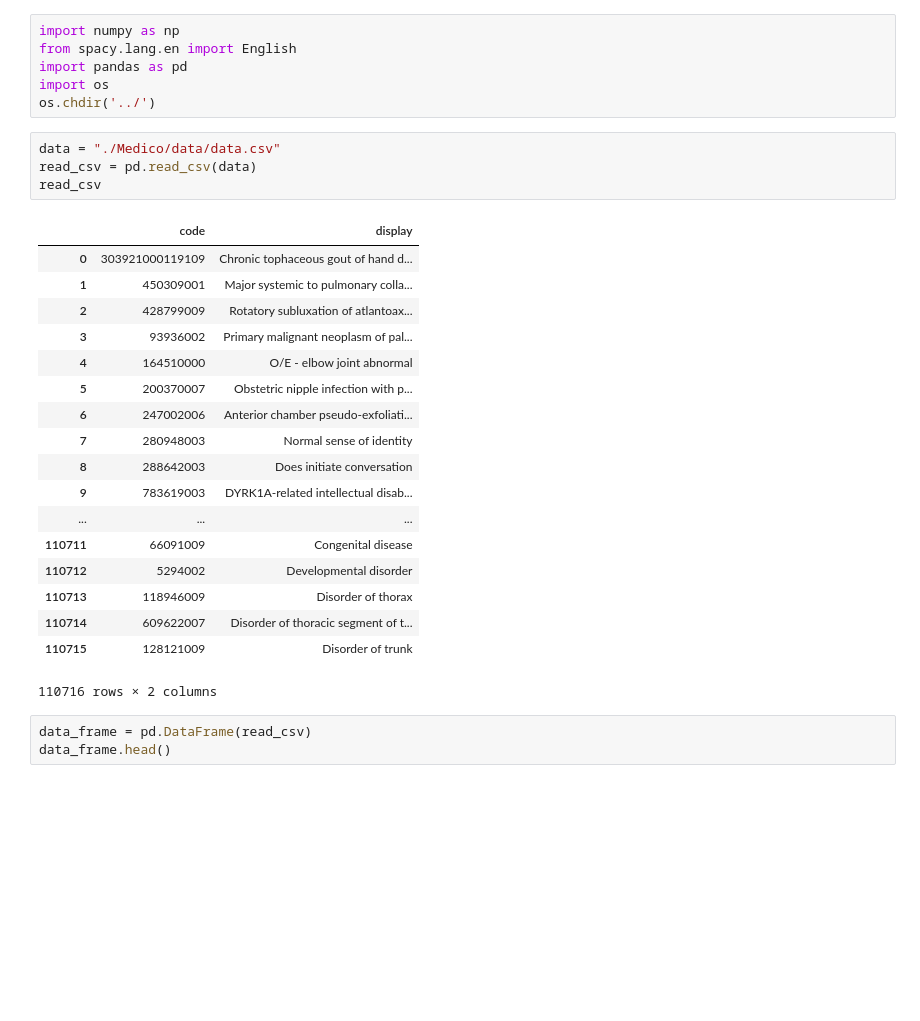
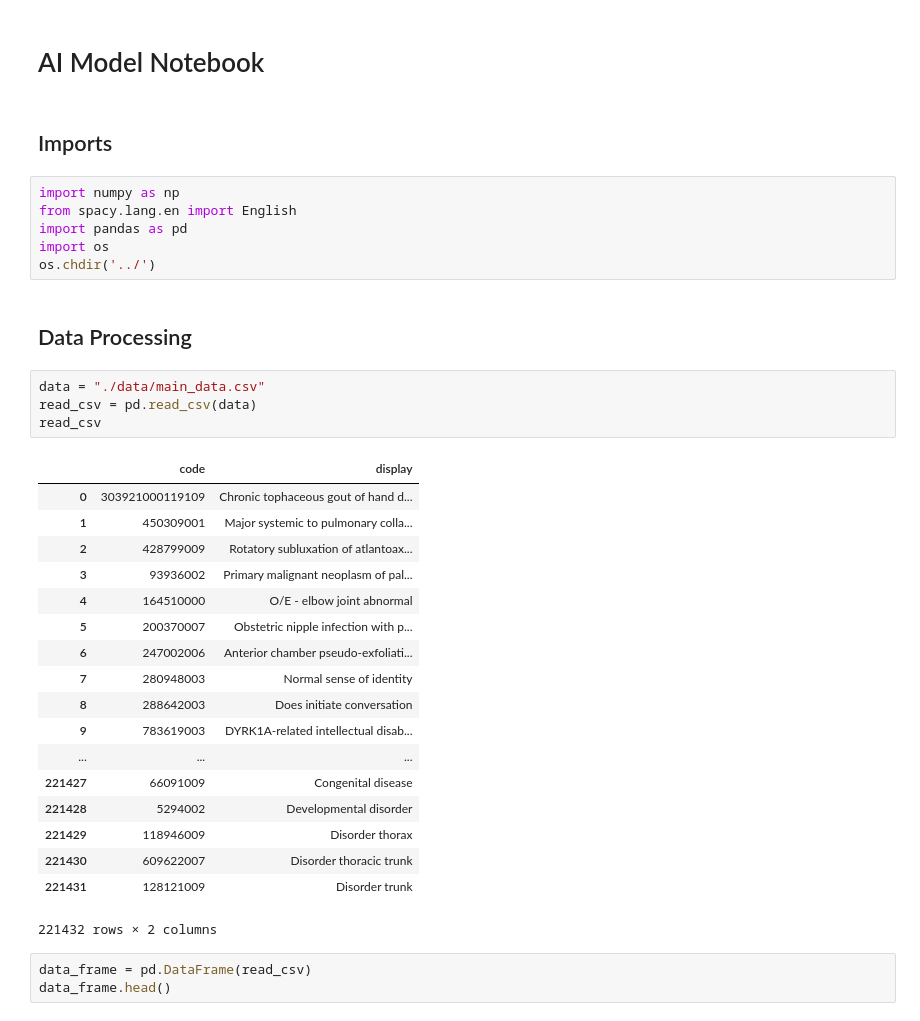
Before and after one commit to pranayjoshi/Medico, a Jupyter notebook: src/AI_files/ai_model.ipynb, the cells around one changed output. Cells and saved outputs as stored; diff of their text form; blank space fills up the shorter version.

```diff
--- a/src/AI_files/ai_model.ipynb
+++ b/src/AI_files/ai_model.ipynb
@@ -1,32 +1,38 @@
+# %% [markdown]
+# AI Model Notebook
+# %% [markdown]
+## Imports
 # %%
 import numpy as np
 from spacy.lang.en import English
 import pandas as pd
 import os
 os.chdir('../')
+# %% [markdown]
+## Data Processing
 # %%
-data = "./Medico/data/data.csv"
+data = "./data/main_data.csv"
 read_csv = pd.read_csv(data)
 read_csv
 # %% [output]
 |  | code | display |
 | 0 | 303921000119109 | Chronic tophaceous gout of hand d... |
 | 1 | 450309001 | Major systemic to pulmonary colla... |
 | 2 | 428799009 | Rotatory subluxation of atlantoax... |
 | 3 | 93936002 | Primary malignant neoplasm of pal... |
 | 4 | 164510000 | O/E - elbow joint abnormal |
 | 5 | 200370007 | Obstetric nipple infection with p... |
 | 6 | 247002006 | Anterior chamber pseudo-exfoliati... |
 | 7 | 280948003 | Normal sense of identity |
 | 8 | 288642003 | Does initiate conversation |
 | 9 | 783619003 | DYRK1A-related intellectual disab... |
 | ... | ... | ... |
-| 110711 | 66091009 | Congenital disease |
-| 110712 | 5294002 | Developmental disorder |
-| 110713 | 118946009 | Disorder of thorax |
-| 110714 | 609622007 | Disorder of thoracic segment of t... |
-| 110715 | 128121009 | Disorder of trunk |
+| 221427 | 66091009 | Congenital disease |
+| 221428 | 5294002 | Developmental disorder |
+| 221429 | 118946009 | Disorder thorax |
+| 221430 | 609622007 | Disorder thoracic trunk |
+| 221431 | 128121009 | Disorder trunk |
-110716 rows × 2 columns
+221432 rows × 2 columns
 # %%
 data_frame = pd.DataFrame(read_csv)
 data_frame.head()
```
Also changed, not shown: parts of 21 cells of this notebook.
